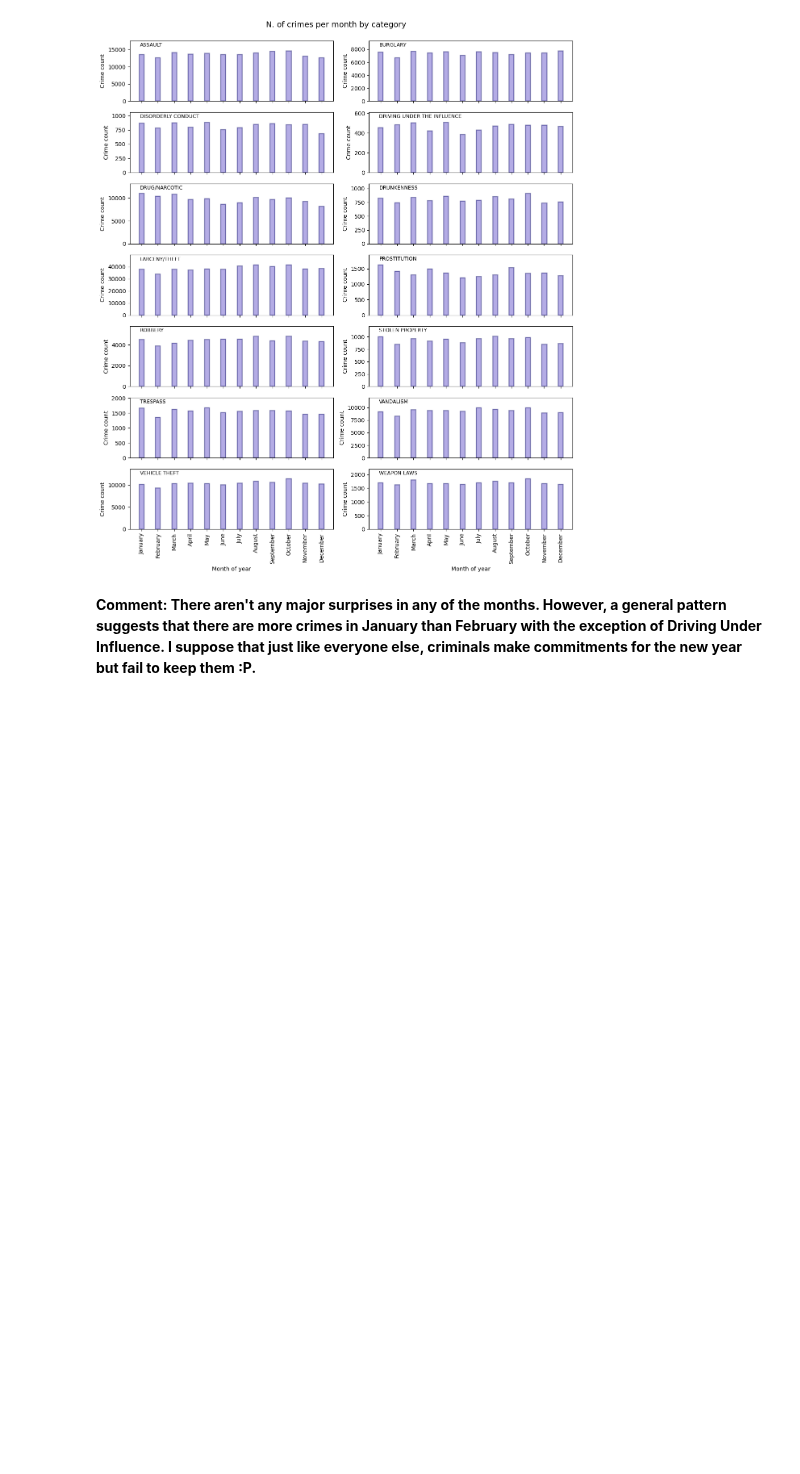
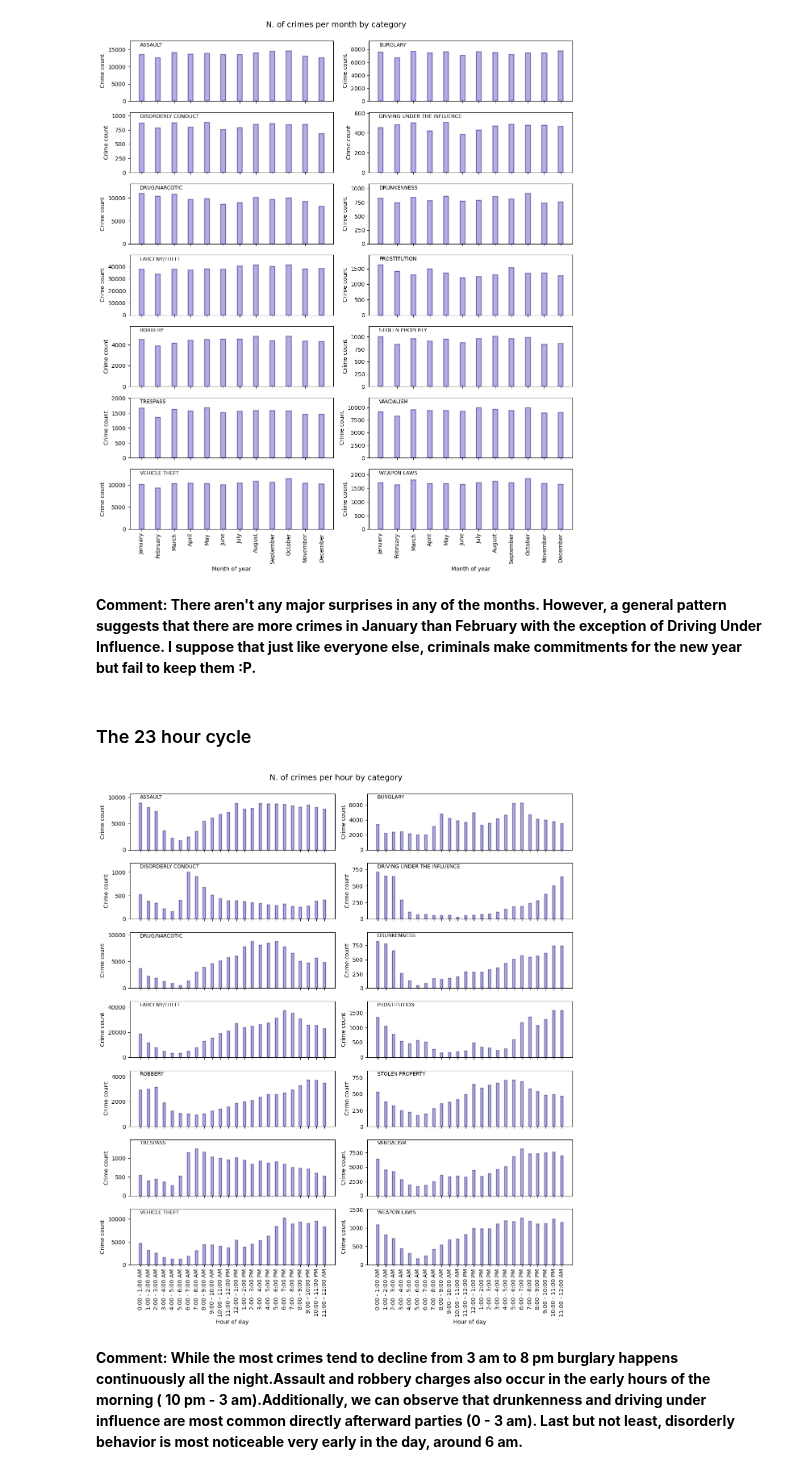
Before and after one commit to vivivaradi/socialdata2023, a Jupyter notebook: weeks/1-4/Week2_Thomas.ipynb, the cells around one changed output. Cells and saved outputs as stored; diff of their text form; code cells hidden in the pictures; blank space fills up the shorter version.

Commit message:
add 24 hour cycle plot

```diff
--- a/weeks/1-4/Week2_Thomas.ipynb
+++ b/weeks/1-4/Week2_Thomas.ipynb
@@ -235,3 +235,54 @@ for i, crime in enumerate(group_day):
 [figure]
 # %% [markdown]
 **Comment: There aren't any major surprises in any of the months. However, a general pattern suggests that there are more crimes in January than February with the exception of Driving Under Influence. I suppose that just like everyone else, criminals make commitments for the new year but fail to keep them :P.**
+# %% [markdown]
+### The 23 hour cycle
+# %%
+# Create a Hour interval column based on Time column
+bins = [0, 1, 2, 3, 4, 5, 6, 7, 8, 9, 10, 11, 12, 13, 14, 15, 16, 17, 18, 19, 20, 21, 22, 23, 24]
+labels = ['0:00 - 1:00 AM', '1:00 - 2:00 AM', '2:00 - 3:00 AM', '3:00 - 4:00 AM', '4:00 - 5:00 AM', '5:00 - 6:00 AM',
+         '6:00 - 7:00 AM', '7:00 - 8:00 AM', '8:00 - 9:00 AM', '9:00 - 10:00 AM', '10:00 - 11:00 AM', '11:00 - 12:00 PM',
+         '12:00 - 1:00 PM', '1:00 - 2:00 PM', '2:00 - 3:00 PM', '3:00 - 4:00 PM', '4:00 - 5:00 PM', '5:00 - 6:00 PM',
+         '6:00 - 7:00 PM', '7:00 - 8:00 PM', '8:00 - 9:00 PM', '9:00 - 10:00 PM', '10:00 - 11:00 PM', '11:00 - 12:00 AM']
+Hour_Interval = pd.cut(pd.to_datetime(df['Time'], format = '%H:%M').dt.hour, bins=bins, labels=labels, right=False)
+
+# Grouping by focus crime - daily hour interval and reindexing from 00:00
+group_hour = df[df.Category.isin(focuscrimes)].groupby([Hour_Interval, 'Category']).size().unstack().reindex(labels)
+# %%
+fig = plt.figure(figsize = (12, 15))
+# Plot Title
+
+for i, crime in enumerate(group_hour):
+    #Creating a subplot spaceholder
+    ax = fig.add_subplot(7, 2, i+1)
+
+    # Plot values and attributes
+    plt.bar(group_hour.index, group_hour[crime],width=0.3, color = 'slateblue', alpha = 0.5, edgecolor = "midnightblue", linewidth = 1.7)
+
+    # Set subplots titles
+    ax.set_title(group_hour.columns[i], x = 0.05, y = 0.85, loc = 'left', fontsize = 9)  # set indentation 'left' and x, y added/subtracted, compared to the default values
+
+    # X-axis ticks
+    if i < (len(focuscrimes)-2):   # If the plot is not on the last row, don't show its x-axis ticks
+        ax.set_xticklabels(' ')
+
+    # Rotation of x-axis ticks
+    plt.xticks(rotation = 90)
+
+    # X-axis labels
+    if i >= (len(focuscrimes)-2):  # If plot is not on the last row, don't show its x-axis label
+        plt.xlabel('Hour of day')
+
+    # Y-axis labels
+    ax.set_ylabel('Crime count')
+
+    # Set y limits
+    ax.set_ylim(0, group_hour[crime].max()*1.2)
+
+    fig.suptitle('N. of crimes per hour by category', y = 0.95, fontsize = 14)
+
+    fig.tight_layout(rect=[0, 0.03, 1, 0.95])
+# %% [output]
+[figure, added]
+# %% [markdown]
+**Comment: While the most crimes tend to decline from 3 am to 8 pm burglary happens continuously all the night.Assault and robbery charges also occur in the early hours of the morning ( 10 pm - 3 am).Additionally, we can observe that drunkenness and driving under influence are most common directly afterward parties (0 - 3 am). Last but not least, disorderly behavior is most noticeable very early in the day, around 6 am.**
```
